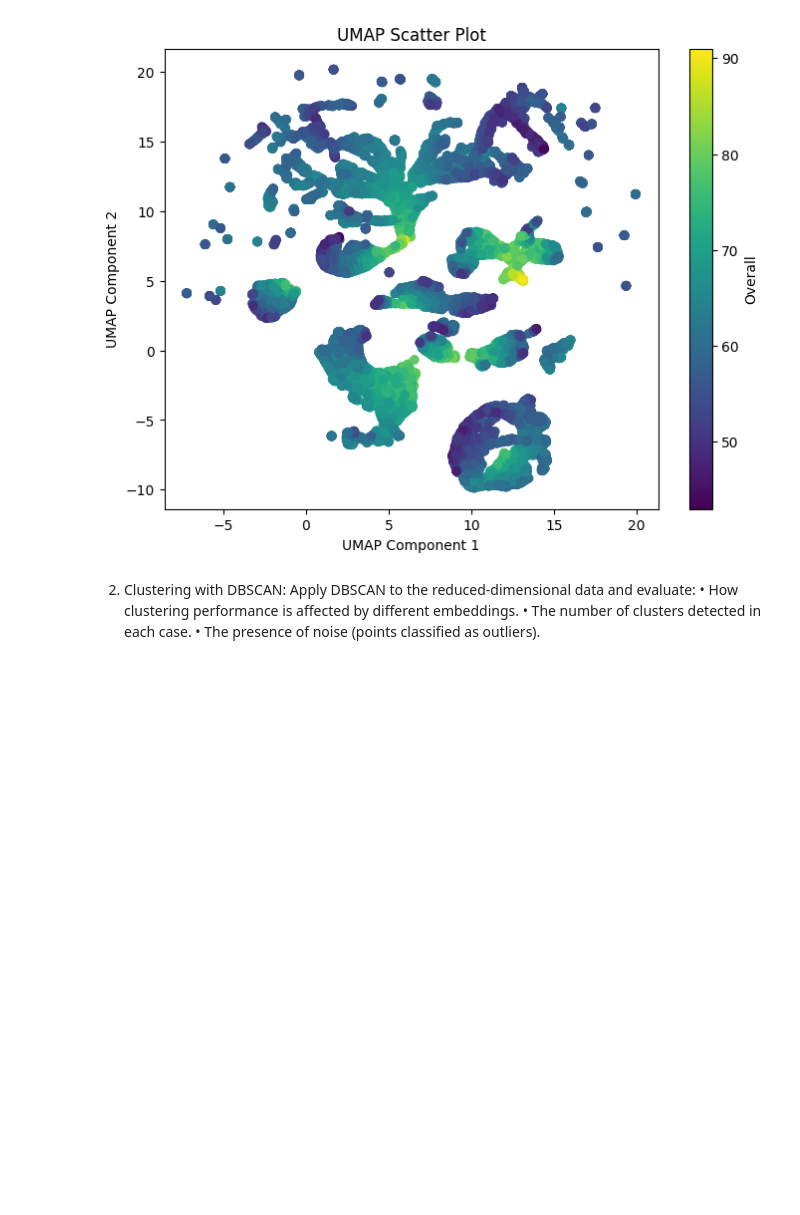
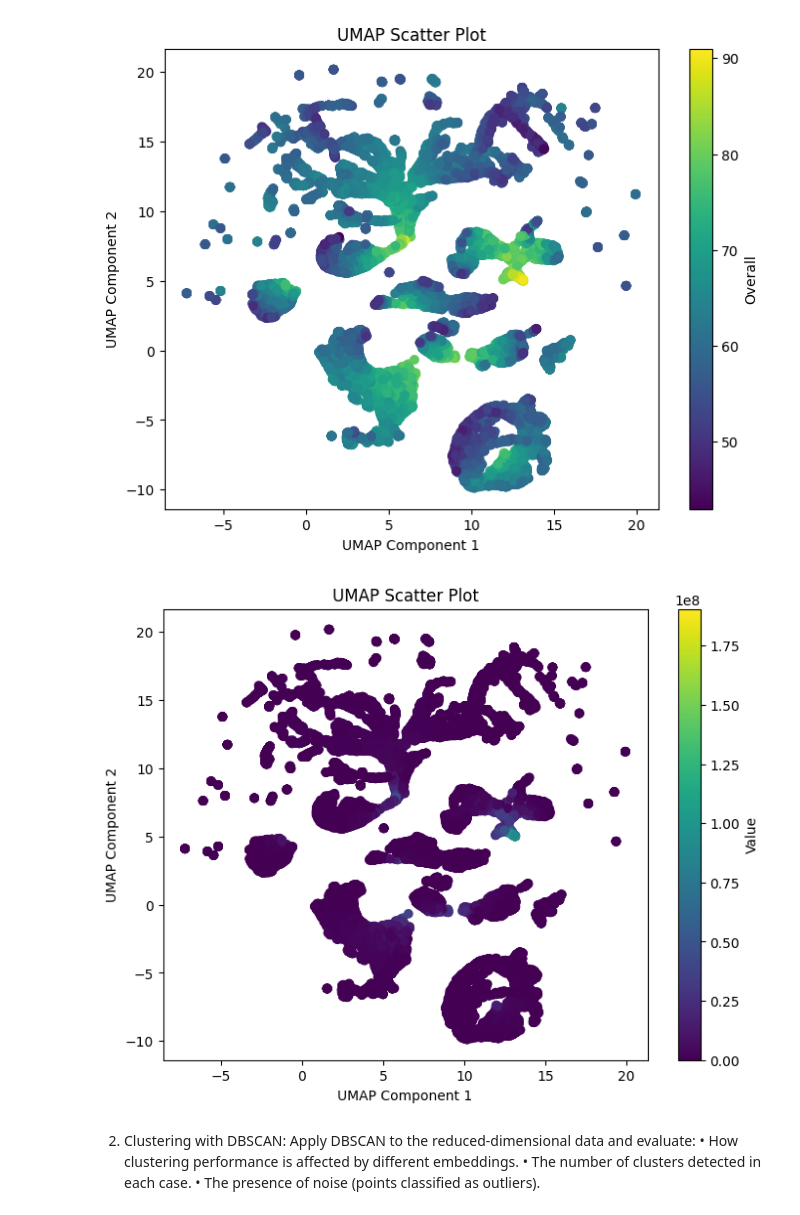
Before and after one commit to jmparradov/Machine-Learning-II---Talleres, a Jupyter notebook: Taller_2_Machine_Learning_2.ipynb, the cells around one changed output. Cells and saved outputs as stored; diff of their text form; code cells hidden in the pictures; blank space fills up the shorter version.

```diff
--- a/Taller_2_Machine_Learning_2.ipynb
+++ b/Taller_2_Machine_Learning_2.ipynb
@@ -337,18 +341,6 @@ import umap
 reducer = umap.UMAP(n_components=2, random_state=42)
 embedding = reducer.fit_transform(x)
 umap_df = pd.DataFrame(data=embedding, columns=['umap component 1', 'umap component 2'])
-
-# Add the 'Overall' column to the UMAP DataFrame
-umap_df['Overall'] = df['Overall']
-
-# Create a scatter plot of UMAP components, colored by 'Overall'
-plt.figure(figsize=(8, 6))
-plt.scatter(umap_df['umap component 1'], umap_df['umap component 2'], c=umap_df['Overall'])
-plt.xlabel('UMAP Component 1')
-plt.ylabel('UMAP Component 2')
-plt.title('UMAP Scatter Plot')
-plt.colorbar(label='Overall')  # Add a colorbar to indicate 'Overall' values
-plt.show()
 # %% [output]
 Requirement already satisfied: umap-learn in /usr/local/lib/python3.11/dist-packages (0.5.7)
 Requirement already satisfied: numpy>=1.17 in /usr/local/lib/python3.11/dist-packages (from umap-learn) (2.0.2)
@@ -361,6 +353,20 @@ Requirement already satisfied: llvmlite<0.44,>=0.43.0dev0 in /usr/local/lib/pyth
 Requirement already satisfied: joblib>=0.11 in /usr/local/lib/python3.11/dist-packages (from pynndescent>=0.5->umap-learn) (1.4.2)
 Requirement already satisfied: threadpoolctl>=3.1.0 in /usr/local/lib/python3.11/dist-packages (from scikit-learn>=0.22->umap-learn) (3.6.0)
 [figure]
+# %%
+# Add the 'Overall' column to the UMAP DataFrame
+umap_df['Value'] = df['Value']
+
+# Create a scatter plot of UMAP components, colored by 'Overall'
+plt.figure(figsize=(8, 6))
+plt.scatter(umap_df['umap component 1'], umap_df['umap component 2'], c=umap_df['Value'])
+plt.xlabel('UMAP Component 1')
+plt.ylabel('UMAP Component 2')
+plt.title('UMAP Scatter Plot')
+plt.colorbar(label='Value')  # Add a colorbar to indicate 'Overall' values
+plt.show()
+# %% [output]
+[figure, added]
 # %% [markdown]
 2. Clustering with DBSCAN: Apply DBSCAN to the reduced-dimensional data
 and evaluate:
```
Also changed, not shown: parts of 5 cells of this notebook.
